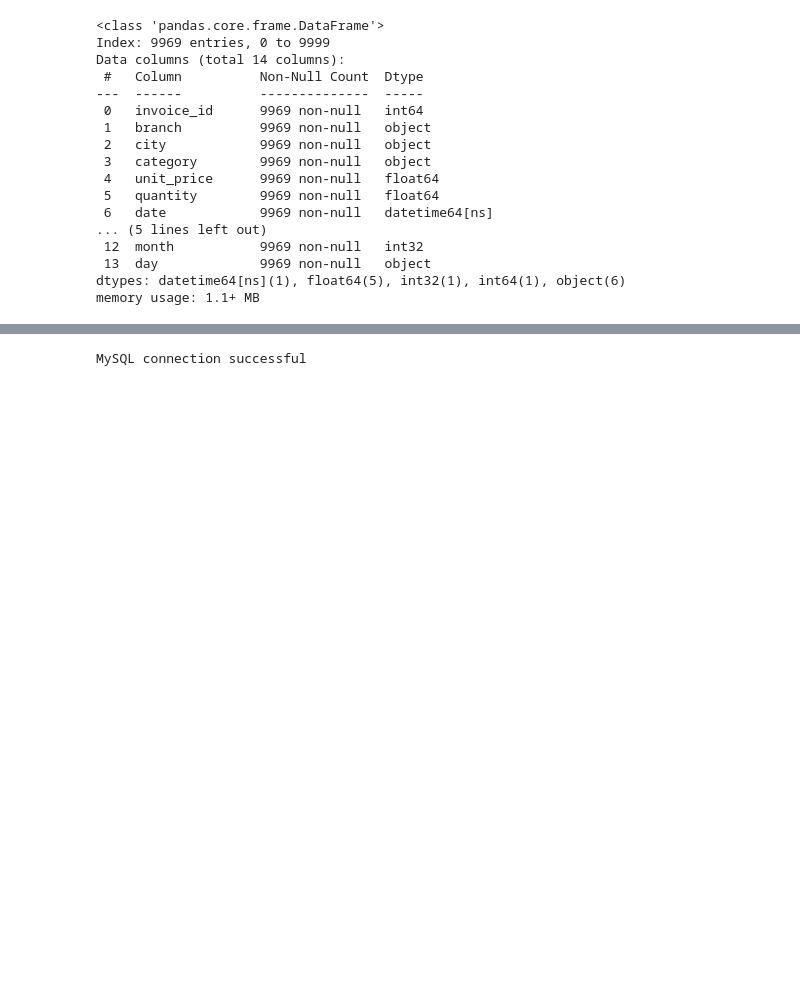
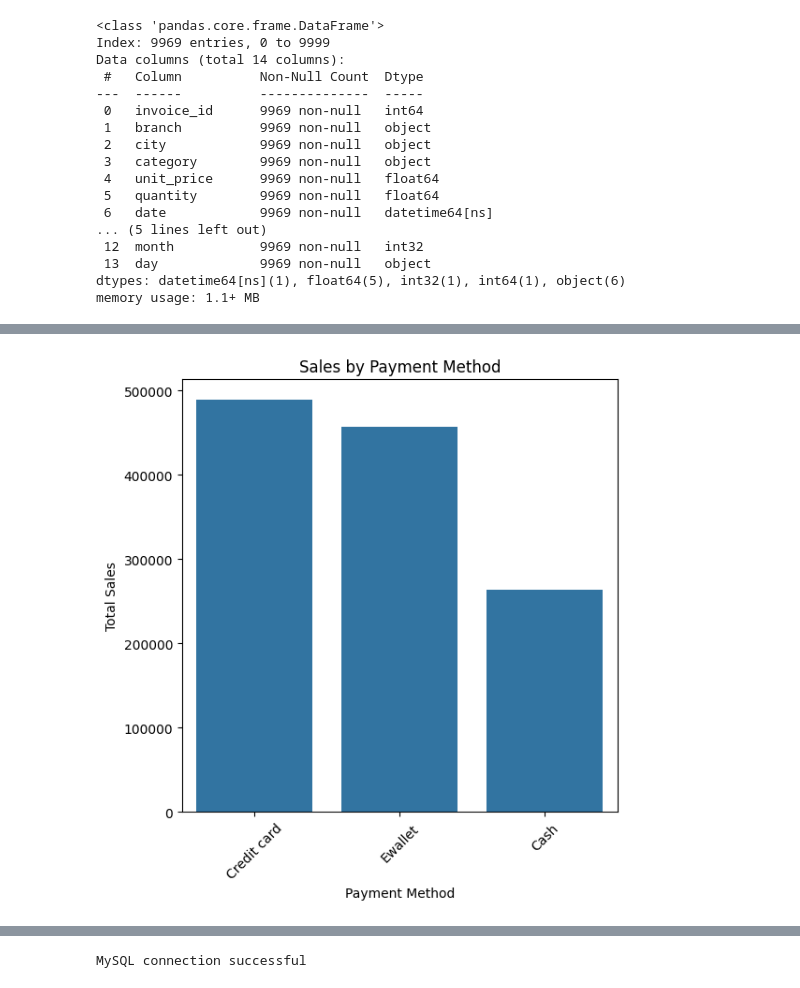
Before and after one commit to Mo-210/walmart_sales, a Jupyter notebook: project.ipynb, the cells around one changed output, grey strips where cells are left out. Saved outputs shown, nothing was run; the diff lists cells and outputs as text; code cells hidden in the pictures; blank space fills up the shorter version.

```diff
--- a/project.ipynb
+++ b/project.ipynb
@@ -297,0 +364,14 @@ plt.show()
+# %%
+# Group by payment method
+payment_sales = df.groupby('payment_method')['total'].sum().reset_index().sort_values('total', ascending=False)
+
+# Plot payment methods
+plt.figure(figsize=(6,6))
+sns.barplot(data=payment_sales, x='payment_method', y='total')
+plt.title('Sales by Payment Method')
+plt.xlabel('Payment Method')
+plt.ylabel('Total Sales')
+plt.xticks(rotation=45)
+plt.show()
+# %% [output]
+[figure, added]
```
Also changed, not shown: parts of 15 cells of this notebook.
